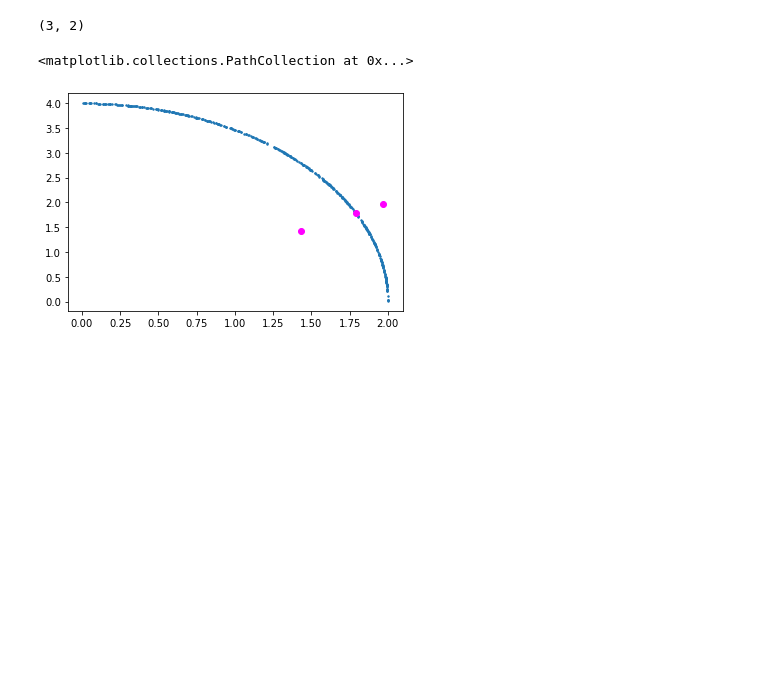
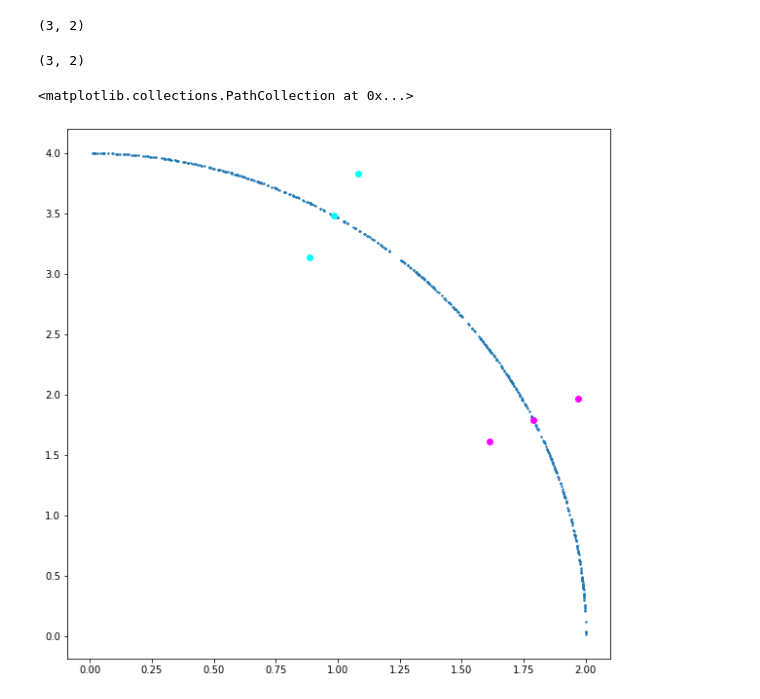
Before and after one commit to FinleyGibson/SAF_EMO, a Jupyter notebook: experiments/directed/wfg6_3obj_6dim/target_check.ipynb, the cells around one changed output. Cells and saved outputs as stored; diff of their text form; code cells hidden in the pictures; blank space fills up the shorter version.

```diff
--- a/experiments/directed/wfg6_3obj_6dim/target_check.ipynb
+++ b/experiments/directed/wfg6_3obj_6dim/target_check.ipynb
@@ -32,17 +32,23 @@ for n in range(N):
     y[n,:] = func(z, k, M)
     x[n,:] = z
 # %%
-targets = np.array([[1.79, 1.79],[1.79*0.8, 1.79*0.8],[1.79*1.1, 1.79*1.1]])
+targets = np.array([[1.79, 1.79],[1.79*0.9, 1.79*0.9],[1.79*1.1, 1.79*1.1]])
 targets.shape
 # %% [output]
 (3, 2)
+# %%
+targets2 = np.array([[.985, 3.48], [0.985*0.9, 3.48*0.9], [0.985*1.1, 3.48*1.1]])
+targets2.shape
+# %% [output]
+(3, 2)
 # %%
-# plt.figure(figsize=[10, 10])
+plt.figure(figsize=[10, 10])
 plt.scatter(*y.T, s=2)
 plt.scatter(*targets.T, c="magenta")
+plt.scatter(*targets2.T, c="cyan")
 # %% [output]
 <matplotlib.collections.PathCollection at 0x...>
-[figure, old version]
+[figure, new version]
 # %%
 from problem_setup import func, objective_function, limits
 from testsuite.surrogates import GP, MultiSurrogate
```
Also changed, not shown: parts of 4 cells of this notebook, 1 other file.
